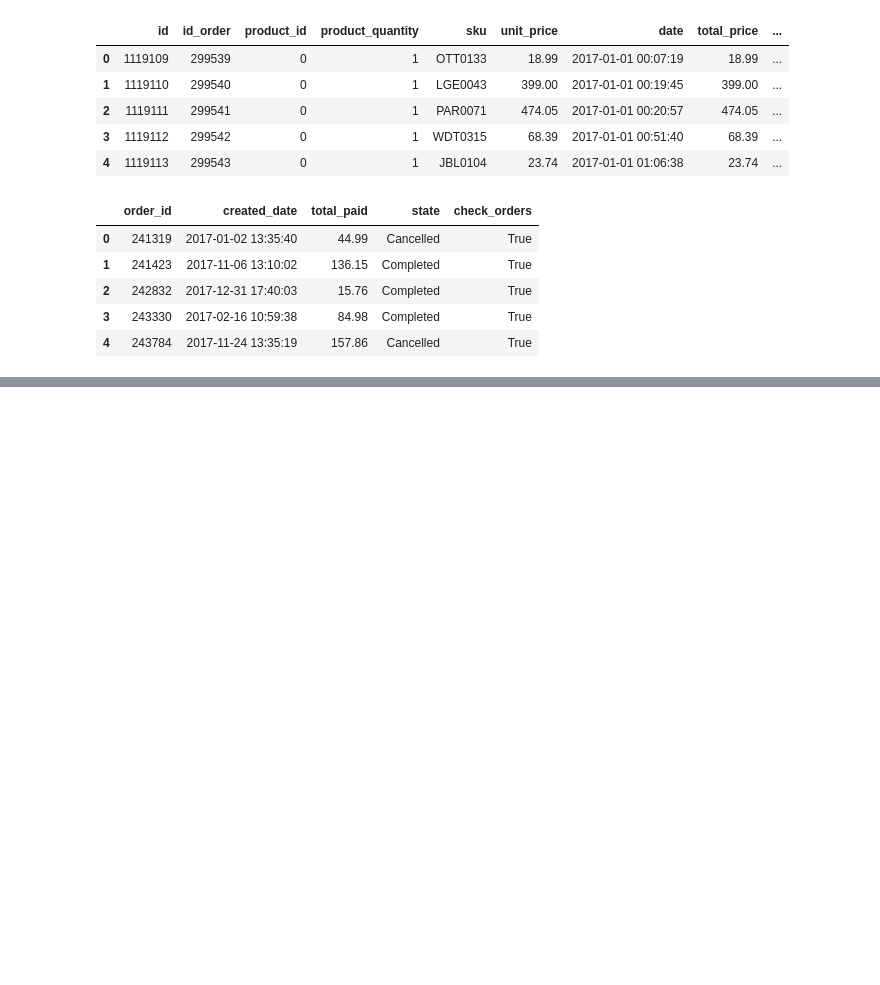
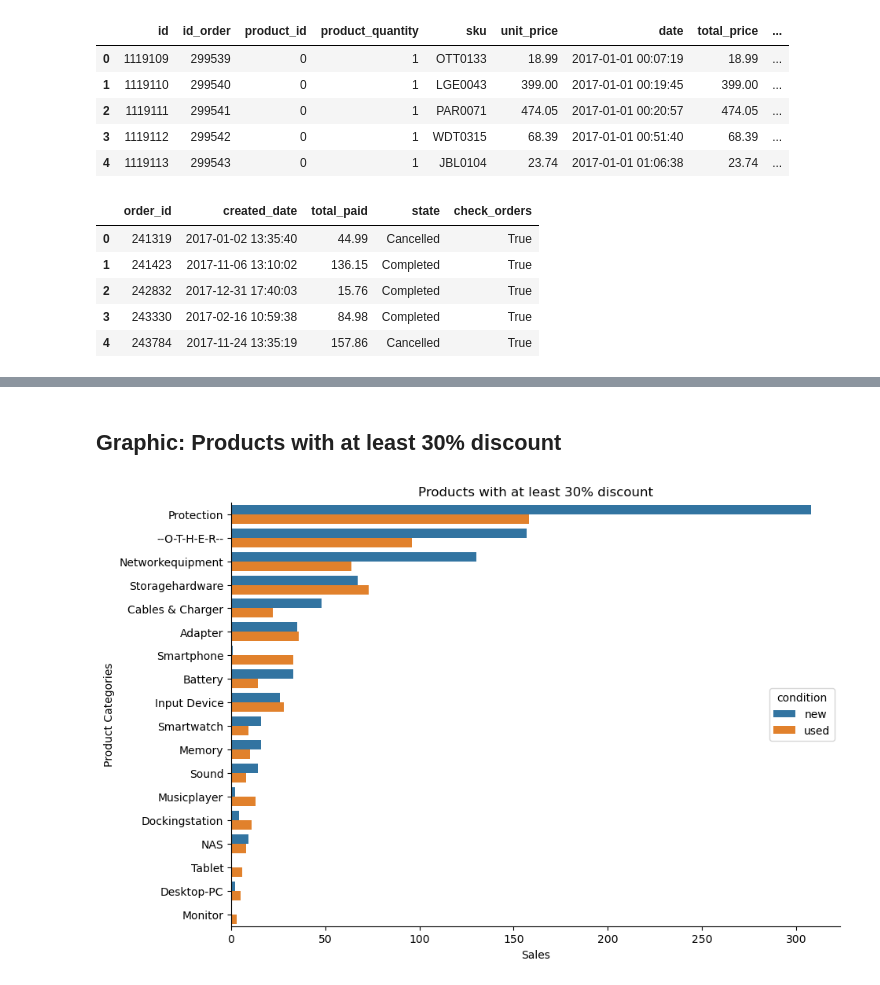
Before and after one commit to circle-ish/DataScienceBC22, a Jupyter notebook: proj2_eniac_price_discounts/DSBC_proj2_discount.ipynb, the cells around one changed output, grey strips where cells are left out. Drawn from its saved outputs; the diff is of its cells as text; code cells hidden in the pictures; blank space fills up the shorter version.

```diff
--- a/proj2_eniac_price_discounts/DSBC_proj2_discount.ipynb
+++ b/proj2_eniac_price_discounts/DSBC_proj2_discount.ipynb
@@ -82,0 +280,20 @@ products01.describe()
+# %% [markdown]
+## Graphic: Products with at least 30% discount
+# %%
+df=products01[products01.discount_perc>=30].groupby(by=["product_category","condition"]).agg(Sales=("sku", "count")).sort_values(by="Sales", ascending=False).reset_index()
+plt.subplots(figsize=(10, 7))
+p = sns.barplot(
+    data=df, # dataframe we will use to look for the columns information
+    y="product_category", # x values on our chart
+    x="Sales", # y values on our chart
+    hue='condition', # group color in our chart
+    # color='dodgerblue'
+    # order="Sales"
+)
+
+plt.title('Products with at least 30% discount')
+plt.ylabel('Product Categories')
+sns.despine()
+plt.show()
+# %% [output]
+[figure, added]
```
Also changed, not shown: parts of 16 cells of this notebook.
